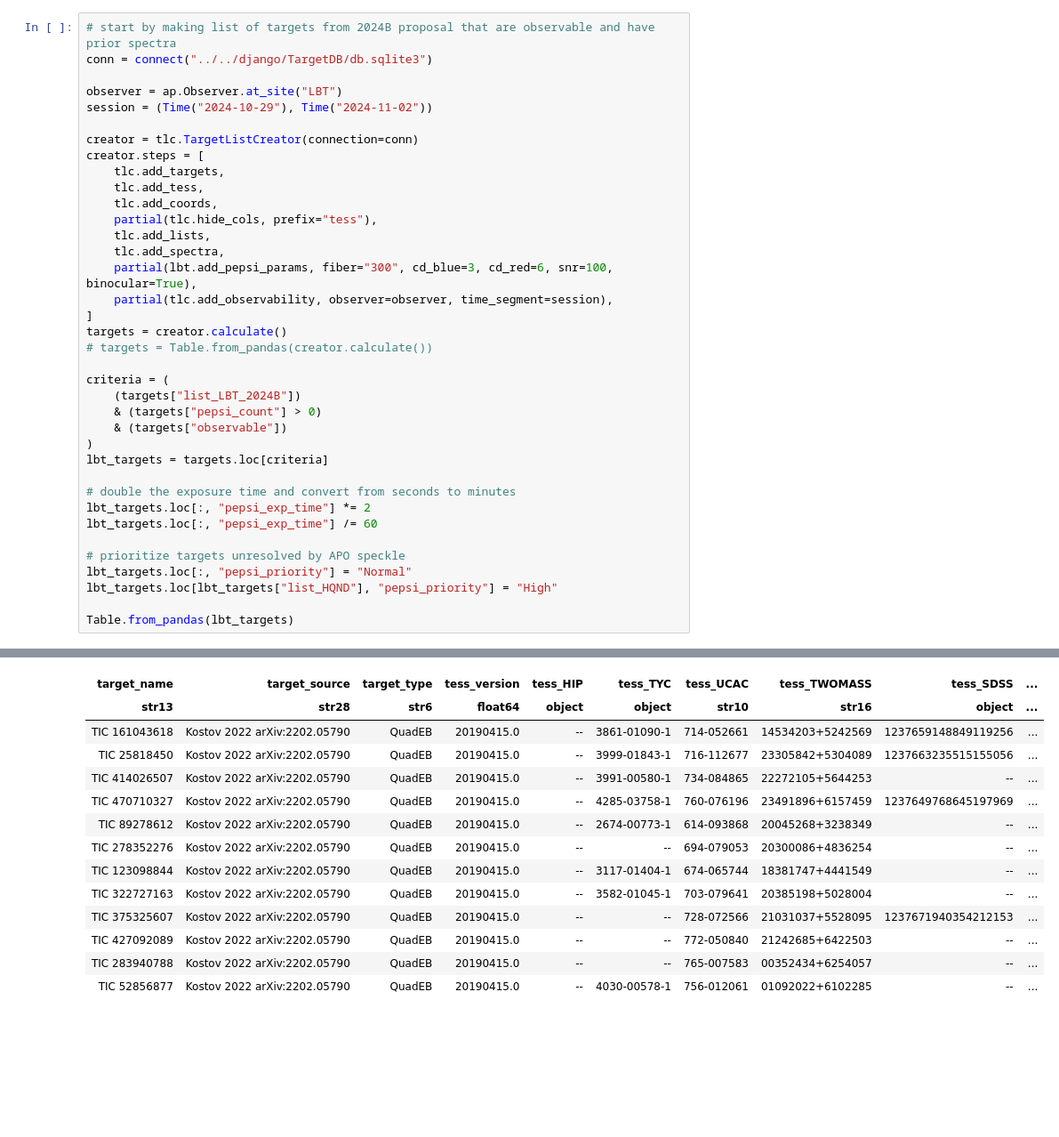
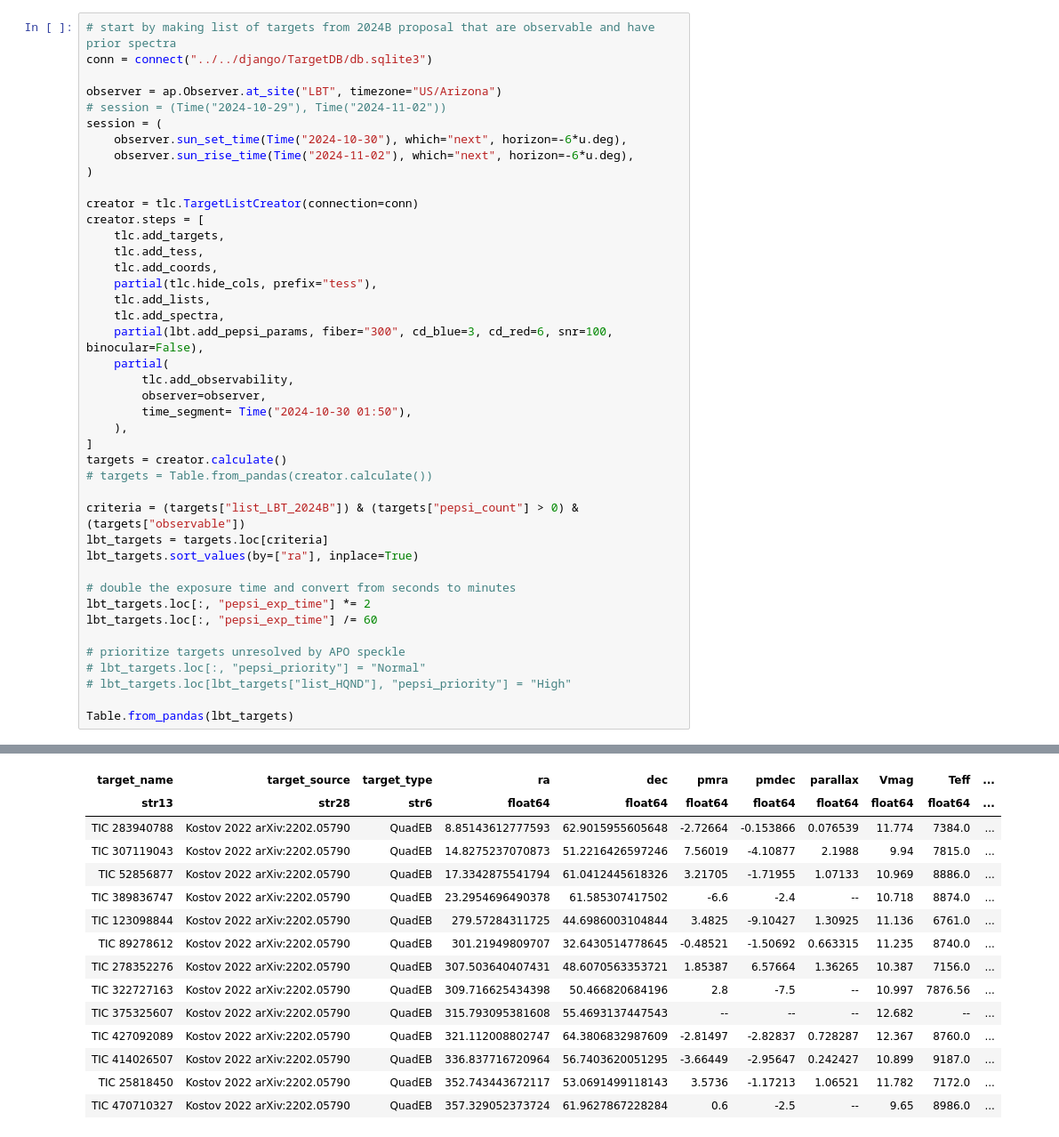
Before and after one commit to CvillePaul/Work, a Jupyter notebook: 2024-10-21 LBT Observing/LBT 2024B Observing.ipynb, the cells around one changed output, grey strips where cells are left out. Shown at 89% size. Saved outputs shown, nothing was run; the diff lists cells and outputs as text; blank space fills up the shorter version.

```diff
--- a/2024-10-21 LBT Observing/LBT 2024B Observing.ipynb
+++ b/2024-10-21 LBT Observing/LBT 2024B Observing.ipynb
@@ -22,8 +30,12 @@ import astropaul.lbt as lbt
 # start by making list of targets from 2024B proposal that are observable and have prior spectra
 conn = connect("../../django/TargetDB/db.sqlite3")
 
-observer = ap.Observer.at_site("LBT")
-session = (Time("2024-10-29"), Time("2024-11-02"))
+observer = ap.Observer.at_site("LBT", timezone="US/Arizona")
+# session = (Time("2024-10-29"), Time("2024-11-02"))
+session = (
+    observer.sun_set_time(Time("2024-10-30"), which="next", horizon=-6*u.deg),
+    observer.sun_rise_time(Time("2024-11-02"), which="next", horizon=-6*u.deg),
+)
 
 creator = tlc.TargetListCreator(connection=conn)
 creator.steps = [
@@ -33,26 +45,27 @@ creator.steps = [
     partial(tlc.hide_cols, prefix="tess"),
     tlc.add_lists,
     tlc.add_spectra,
-    partial(lbt.add_pepsi_params, fiber="300", cd_blue=3, cd_red=6, snr=100, binocular=True),
-    partial(tlc.add_observability, observer=observer, time_segment=session),
+    partial(lbt.add_pepsi_params, fiber="300", cd_blue=3, cd_red=6, snr=100, binocular=False),
+    partial(
+        tlc.add_observability,
+        observer=observer,
+        time_segment= Time("2024-10-30 01:50"),
+    ),
 ]
 targets = creator.calculate()
 # targets = Table.from_pandas(creator.calculate())
 
-criteria = (
-    (targets["list_LBT_2024B"])
-    & (targets["pepsi_count"] > 0)
-    & (targets["observable"])
-)
+criteria = (targets["list_LBT_2024B"]) & (targets["pepsi_count"] > 0) & (targets["observable"])
 lbt_targets = targets.loc[criteria]
+lbt_targets.sort_values(by=["ra"], inplace=True)
 
 # double the exposure time and convert from seconds to minutes
 lbt_targets.loc[:, "pepsi_exp_time"] *= 2
 lbt_targets.loc[:, "pepsi_exp_time"] /= 60
 
 # prioritize targets unresolved by APO speckle
-lbt_targets.loc[:, "pepsi_priority"] = "Normal"
-lbt_targets.loc[lbt_targets["list_HQND"], "pepsi_priority"] = "High"
+# lbt_targets.loc[:, "pepsi_priority"] = "Normal"
+# lbt_targets.loc[lbt_targets["list_HQND"], "pepsi_priority"] = "High"
 
 Table.from_pandas(lbt_targets)
 # %% [output]
@@ -60,15 +77,16 @@ Table length=12
-| target_name | target_source | target_type | tess_version | tess_HIP | tess_TYC | tess_UCAC | tess_TWOMASS | tess_SDSS | ... |
-| str13 | str28 | str6 | float64 | object | object | str10 | str16 | object | ... |
-| TIC 161043618 | Kostov 2022 arXiv:2202.05790 | QuadEB | 20190415.0 | -- | 3861-01090-1 | 714-052661 | 14534203+5242569 | 1237659148849119256 | ... |
-| TIC 25818450 | Kostov 2022 arXiv:2202.05790 | QuadEB | 20190415.0 | -- | 3999-01843-1 | 716-112677 | 23305842+5304089 | 1237663235515155056 | ... |
-| TIC 414026507 | Kostov 2022 arXiv:2202.05790 | QuadEB | 20190415.0 | -- | 3991-00580-1 | 734-084865 | 22272105+5644253 | -- | ... |
-| TIC 470710327 | Kostov 2022 arXiv:2202.05790 | QuadEB | 20190415.0 | -- | 4285-03758-1 | 760-076196 | 23491896+6157459 | 1237649768645197969 | ... |
-| TIC 89278612 | Kostov 2022 arXiv:2202.05790 | QuadEB | 20190415.0 | -- | 2674-00773-1 | 614-093868 | 20045268+3238349 | -- | ... |
-| TIC 278352276 | Kostov 2022 arXiv:2202.05790 | QuadEB | 20190415.0 | -- | -- | 694-079053 | 20300086+4836254 | -- | ... |
-| TIC 123098844 | Kostov 2022 arXiv:2202.05790 | QuadEB | 20190415.0 | -- | 3117-01404-1 | 674-065744 | 18381747+4441549 | -- | ... |
-| TIC 322727163 | Kostov 2022 arXiv:2202.05790 | QuadEB | 20190415.0 | -- | 3582-01045-1 | 703-079641 | 20385198+5028004 | -- | ... |
-| TIC 375325607 | Kostov 2022 arXiv:2202.05790 | QuadEB | 20190415.0 | -- | -- | 728-072566 | 21031037+5528095 | 1237671940354212153 | ... |
-| TIC 427092089 | Kostov 2022 arXiv:2202.05790 | QuadEB | 20190415.0 | -- | -- | 772-050840 | 21242685+6422503 | -- | ... |
-| TIC 283940788 | Kostov 2022 arXiv:2202.05790 | QuadEB | 20190415.0 | -- | -- | 765-007583 | 00352434+6254057 | -- | ... |
-| TIC 52856877 | Kostov 2022 arXiv:2202.05790 | QuadEB | 20190415.0 | -- | 4030-00578-1 | 756-012061 | 01092022+6102285 | -- | ... |
+| target_name | target_source | target_type | ra | dec | pmra | pmdec | parallax | Vmag | Teff | ... |
+| str13 | str28 | str6 | float64 | float64 | float64 | float64 | float64 | float64 | float64 | ... |
+| TIC 283940788 | Kostov 2022 arXiv:2202.05790 | QuadEB | 8.85143612777593 | 62.9015955605648 | -2.72664 | -0.153866 | 0.076539 | 11.774 | 7384.0 | ... |
+| TIC 307119043 | Kostov 2022 arXiv:2202.05790 | QuadEB | 14.8275237070873 | 51.2216426597246 | 7.56019 | -4.10877 | 2.1988 | 9.94 | 7815.0 | ... |
+| TIC 52856877 | Kostov 2022 arXiv:2202.05790 | QuadEB | 17.3342875541794 | 61.0412445618326 | 3.21705 | -1.71955 | 1.07133 | 10.969 | 8886.0 | ... |
+| TIC 389836747 | Kostov 2022 arXiv:2202.05790 | QuadEB | 23.2954696490378 | 61.585307417502 | -6.6 | -2.4 | -- | 10.718 | 8874.0 | ... |
+| TIC 123098844 | Kostov 2022 arXiv:2202.05790 | QuadEB | 279.57284311725 | 44.6986003104844 | 3.4825 | -9.10427 | 1.30925 | 11.136 | 6761.0 | ... |
+| TIC 89278612 | Kostov 2022 arXiv:2202.05790 | QuadEB | 301.21949809707 | 32.6430514778645 | -0.48521 | -1.50692 | 0.663315 | 11.235 | 8740.0 | ... |
+| TIC 278352276 | Kostov 2022 arXiv:2202.05790 | QuadEB | 307.503640407431 | 48.6070563353721 | 1.85387 | 6.57664 | 1.36265 | 10.387 | 7156.0 | ... |
+| TIC 322727163 | Kostov 2022 arXiv:2202.05790 | QuadEB | 309.716625434398 | 50.466820684196 | 2.8 | -7.5 | -- | 10.997 | 7876.56 | ... |
+| TIC 375325607 | Kostov 2022 arXiv:2202.05790 | QuadEB | 315.793095381608 | 55.4693137447543 | -- | -- | -- | 12.682 | -- | ... |
+| TIC 427092089 | Kostov 2022 arXiv:2202.05790 | QuadEB | 321.112008802747 | 64.3806832987609 | -2.81497 | -2.82837 | 0.728287 | 12.367 | 8760.0 | ... |
+| TIC 414026507 | Kostov 2022 arXiv:2202.05790 | QuadEB | 336.837716720964 | 56.7403620051295 | -3.66449 | -2.95647 | 0.242427 | 10.899 | 9187.0 | ... |
+| TIC 25818450 | Kostov 2022 arXiv:2202.05790 | QuadEB | 352.743443672117 | 53.0691499118143 | 3.5736 | -1.17213 | 1.06521 | 11.782 | 7172.0 | ... |
+| TIC 470710327 | Kostov 2022 arXiv:2202.05790 | QuadEB | 357.329052373724 | 61.9627867228284 | 0.6 | -2.5 | -- | 9.65 | 8986.0 | ... |
 # %%
```
Also changed, not shown: parts of 9 cells of this notebook, 4 other files.
